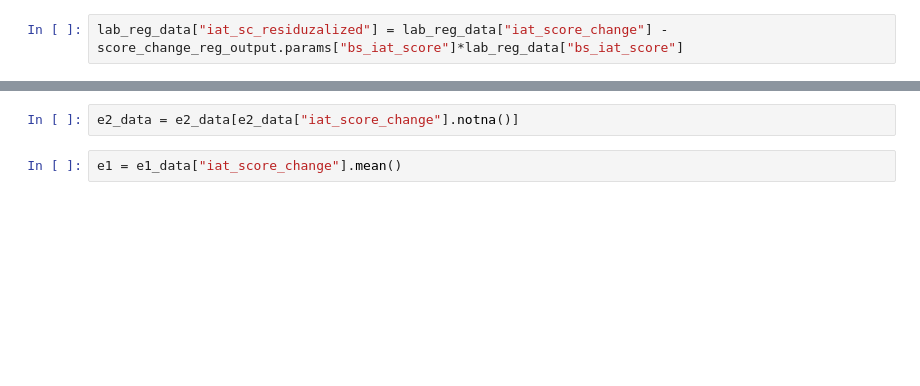
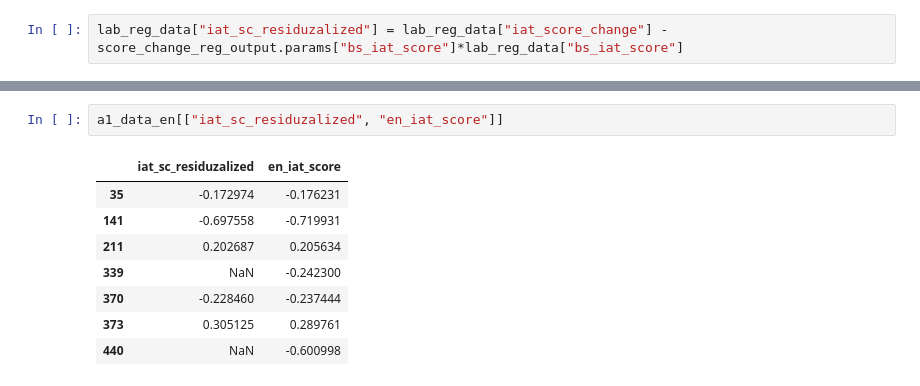
Before and after one commit to mgutierrezc/peru-amag-stats, a Jupyter notebook: Code/IAT reconstruction/iat_reconstructor_v2.ipynb, the cells around one changed output, grey strips where cells are left out. Saved outputs shown, nothing was run; the diff lists cells and outputs as text; blank space fills up the shorter version.

```diff
--- a/Code/IAT reconstruction/iat_reconstructor_v2.ipynb
+++ b/Code/IAT reconstruction/iat_reconstructor_v2.ipynb
@@ -71,4 +145,11 @@ e2_data
-# %%
-e2_data = e2_data[e2_data["iat_score_change"].notna()]
-# %%
-e1 = e1_data["iat_score_change"].mean()
+# %%
+a1_data_en[["iat_sc_residuzalized", "en_iat_score"]]
+# %% [output]
+|  | iat_sc_residuzalized | en_iat_score |
+| 35 | -0.172974 | -0.176231 |
+| 141 | -0.697558 | -0.719931 |
+| 211 | 0.202687 | 0.205634 |
+| 339 | NaN | -0.242300 |
+| 370 | -0.228460 | -0.237444 |
+| 373 | 0.305125 | 0.289761 |
+| 440 | NaN | -0.600998 |
```
Also changed, not shown: parts of 46 cells of this notebook.
